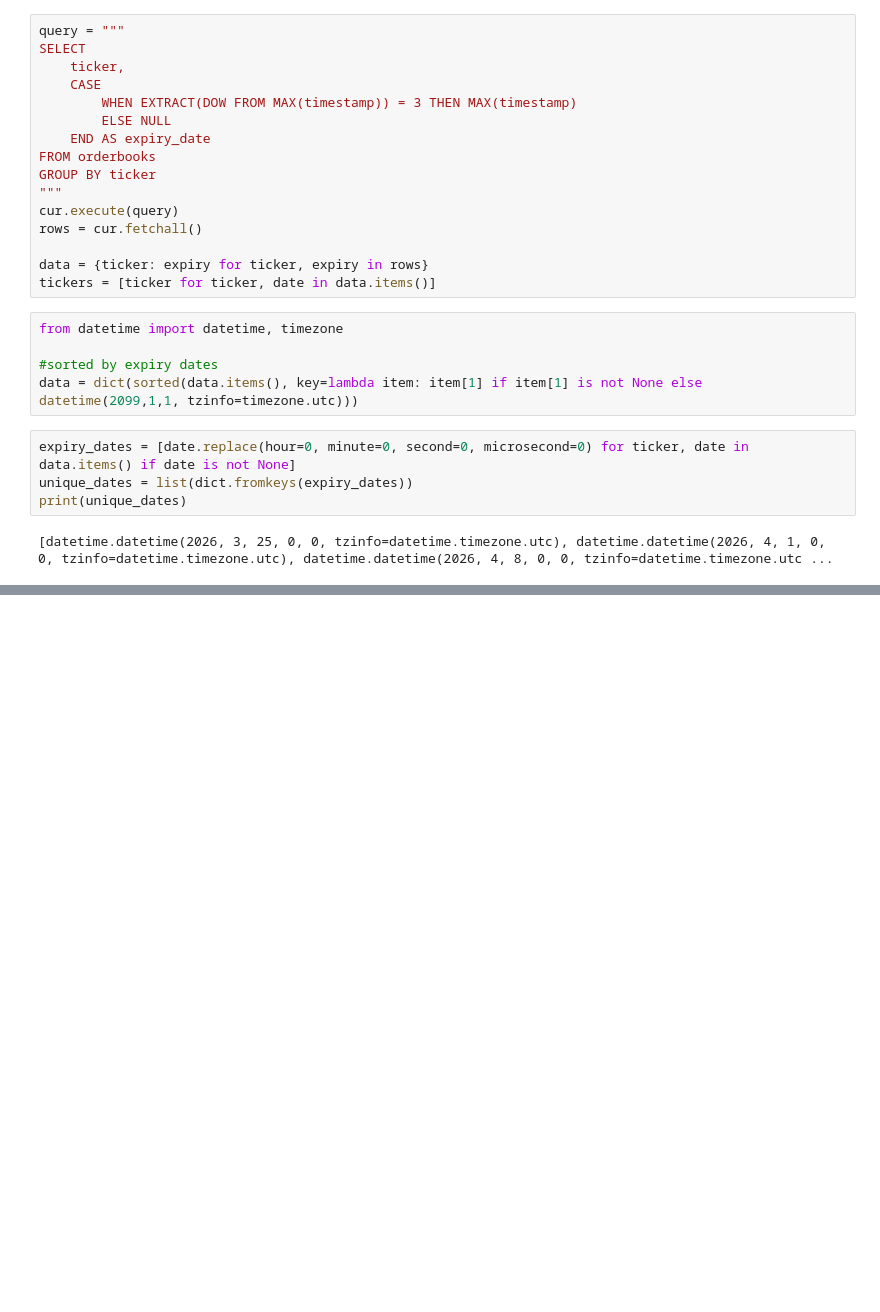
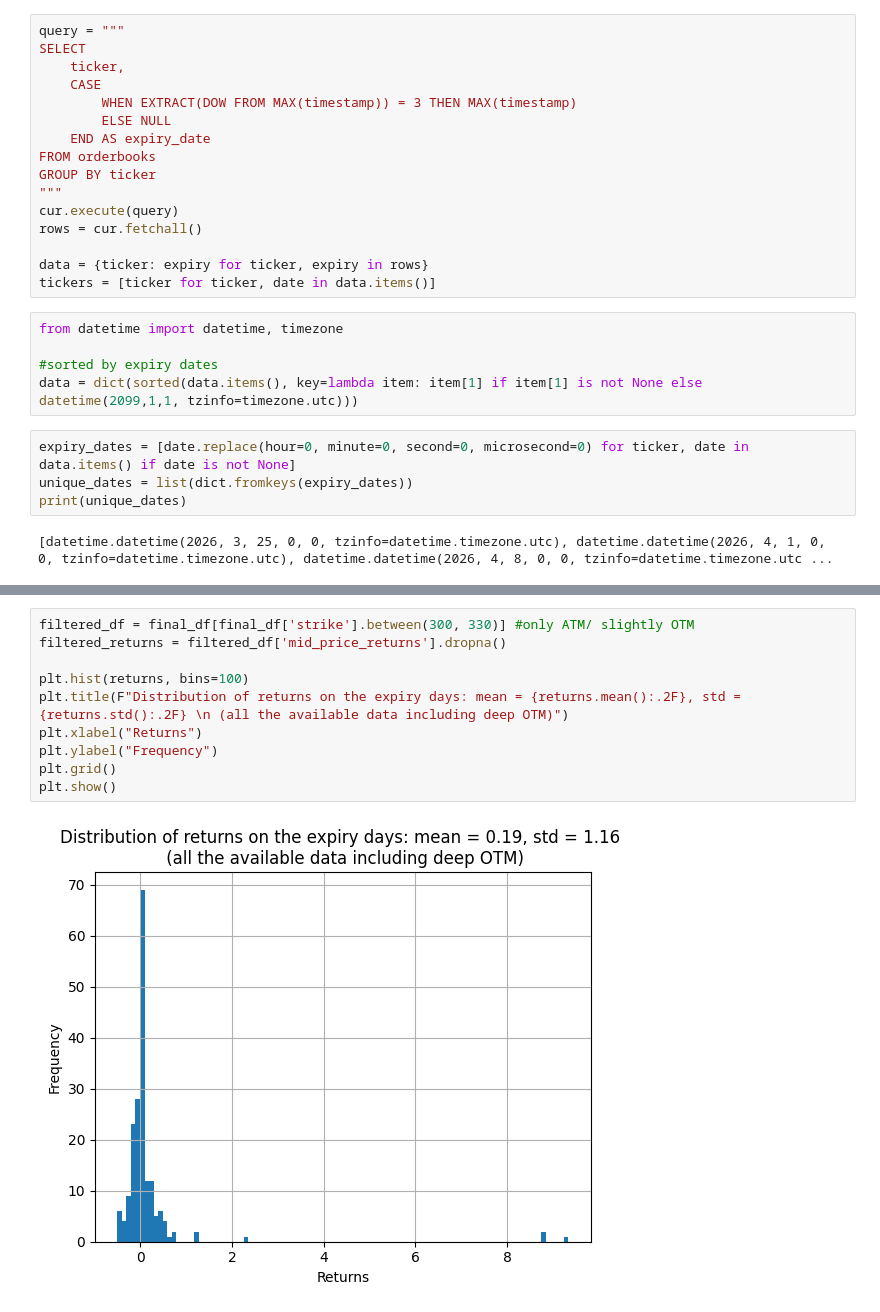
Before and after one commit to SigmaFlowX/Moex-Options-, a Jupyter notebook: notebooks/exipy_date_perf.ipynb, the cells around one changed output, grey strips where cells are left out. Saved outputs shown, nothing was run; the diff lists cells and outputs as text; blank space fills up the shorter version.

```diff
--- a/notebooks/exipy_date_perf.ipynb
+++ b/notebooks/exipy_date_perf.ipynb
@@ -140,0 +136,12 @@ std = 1.15
+# %%
+filtered_df = final_df[final_df['strike'].between(300, 330)] #only ATM/ slightly OTM
+filtered_returns = filtered_df['mid_price_returns'].dropna()
+
+plt.hist(returns, bins=100)
+plt.title(F"Distribution of returns on the expiry days: mean = {returns.mean():.2F}, std = {returns.std():.2F} \n (all the available data including deep OTM)")
+plt.xlabel("Returns")
+plt.ylabel("Frequency")
+plt.grid()
+plt.show()
+# %% [output]
+[figure, added]
```
Also changed, not shown: parts of 3 cells of this notebook.
